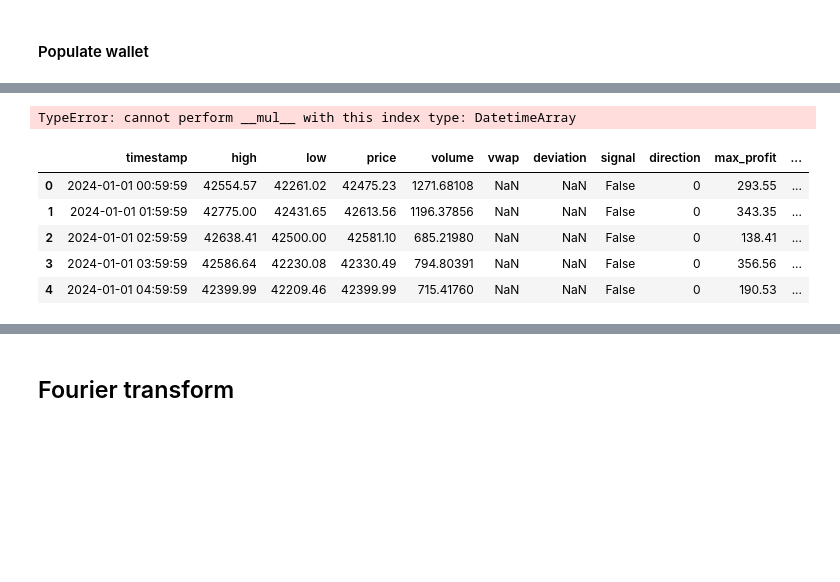
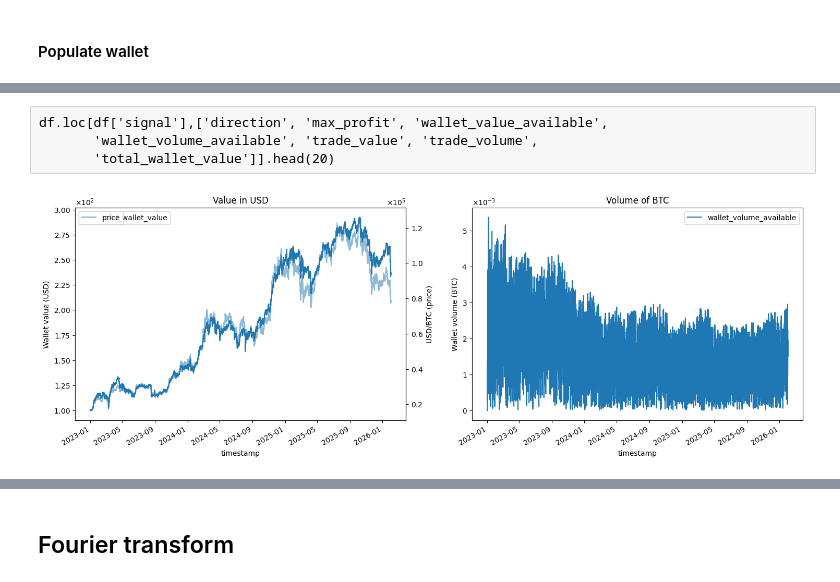
Before and after one commit to janalbertviljoen/Trading_Bot, a Jupyter notebook: run_bot.ipynb, the cells around one changed output, grey strips where cells are left out. Drawn from its saved outputs; the diff is of its cells as text; code cells hidden in the pictures; blank space fills up the shorter version.

```diff
--- a/run_bot.ipynb
+++ b/run_bot.ipynb
@@ -63,13 +48,23 @@ df['trade_value'].hist(bins=20)
-# %%
-bb.trade_volume(df,unit_price=inittial_price)
-# %% [output]
-TypeError: cannot perform __mul__ with this index type: DatetimeArray
-# %%
-df.head(5)
-# %% [output]
-|  | timestamp | high | low | price | volume | vwap | deviation | signal | direction | max_profit | ... |
-| 0 | 2024-01-01 00:59:59 | 42554.57 | 42261.02 | 42475.23 | 1271.68108 | NaN | NaN | False | 0 | 293.55 | ... |
-| 1 | 2024-01-01 01:59:59 | 42775.00 | 42431.65 | 42613.56 | 1196.37856 | NaN | NaN | False | 0 | 343.35 | ... |
-| 2 | 2024-01-01 02:59:59 | 42638.41 | 42500.00 | 42581.10 | 685.21980 | NaN | NaN | False | 0 | 138.41 | ... |
-| 3 | 2024-01-01 03:59:59 | 42586.64 | 42230.08 | 42330.49 | 794.80391 | NaN | NaN | False | 0 | 356.56 | ... |
-| 4 | 2024-01-01 04:59:59 | 42399.99 | 42209.46 | 42399.99 | 715.41760 | NaN | NaN | False | 0 | 190.53 | ... |
+# %% [raw]
+df.loc[df['signal'],['direction', 'max_profit', 'wallet_value_available',
+       'wallet_volume_available', 'trade_value', 'trade_volume',
+       'total_wallet_value']].head(20)
+# %%
+fig, ax = plt.subplots(ncols=2, figsize=(18, 6))
+
+# Left panel
+df.plot(ax=ax[0], x='timestamp', y='total_wallet_value', ylabel="Wallet value (USD)", title="Value in USD")
+ax[0].yaxis.set_major_formatter(mtick.ScalarFormatter(useMathText=True))
+ax[0].ticklabel_format(axis='y', style='sci', scilimits=(0, 0))
+
+ax2 = ax[0].twinx()
+df.plot(ax=ax2, x='timestamp', y='price', alpha=0.5, ylabel="USD/BTC (price)")
+ax2.yaxis.set_major_formatter(mtick.ScalarFormatter(useMathText=True))
+ax2.ticklabel_format(axis='y', style='sci', scilimits=(0, 0))
+
+# Right panel
+df.plot(ax=ax[1], x='timestamp', y='wallet_volume_available', ylabel="Wallet volume (BTC)", title="Volume of BTC")
+ax[1].yaxis.set_major_formatter(mtick.ScalarFormatter(useMathText=True))
+ax[1].ticklabel_format(axis='y', style='sci', scilimits=(0, 0))
+# %% [output]
+[figure, added]
```
Also changed, not shown: parts of 18 cells of this notebook, 1 other file.
